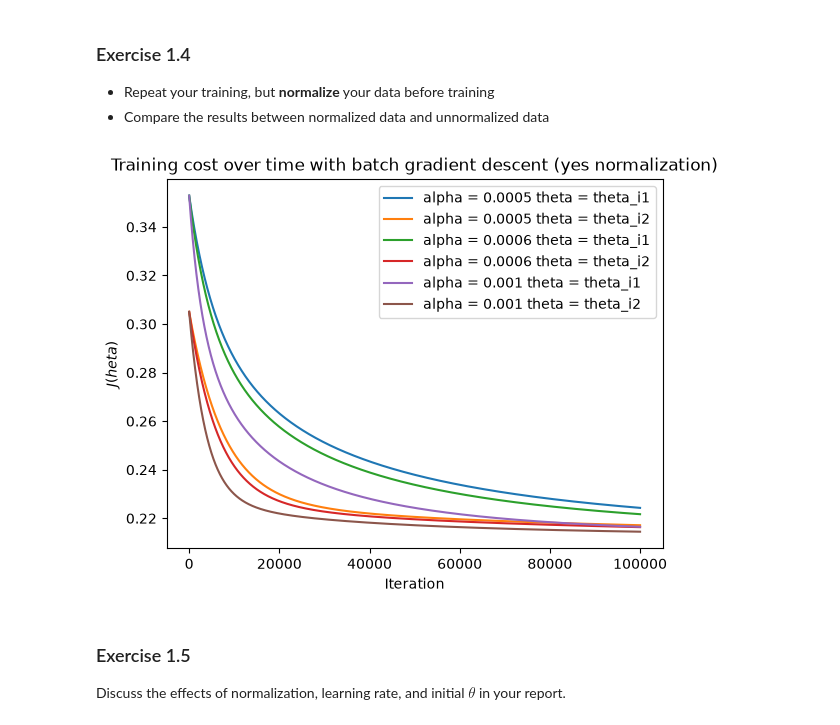
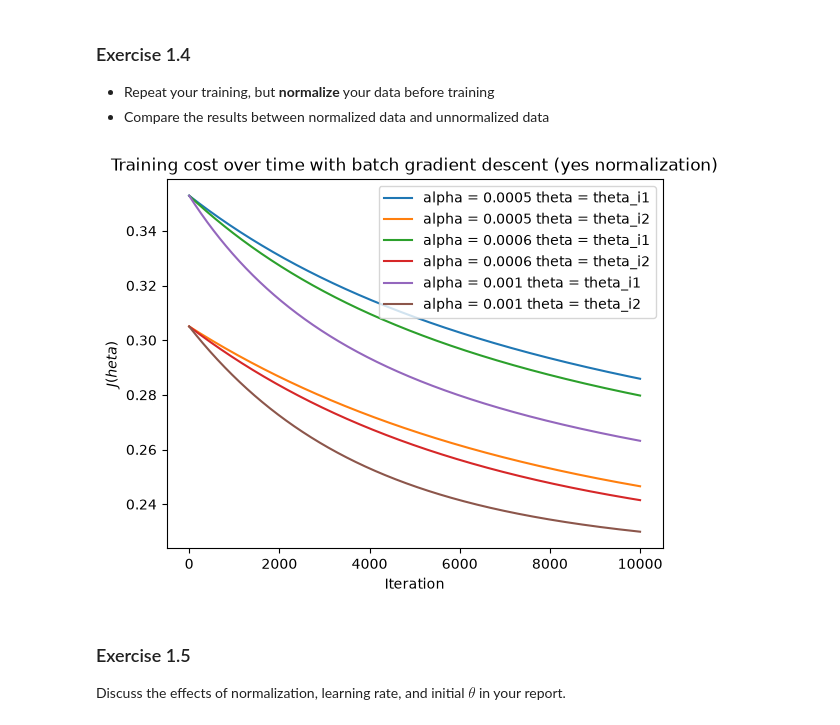
Before and after one commit to SunnyKTuladhar/AI-GenAI-labs, a Jupyter notebook: 03-Logistic-Regression/03-Logistic-Regression.ipynb, the cells around one changed output. Drawn from its saved outputs; the diff is of its cells as text; code cells hidden in the pictures.

```diff
--- a/03-Logistic-Regression/03-Logistic-Regression.ipynb
+++ b/03-Logistic-Regression/03-Logistic-Regression.ipynb
@@ -294,7 +294,7 @@ theta_initial1 = np.array([100, 100, 12]).reshape(-1,1)
 theta_initial2 = np.array([0, 0, 0]).reshape(-1,1)
 
 # define your num iterations
-num_iters = 100000
+num_iters = 10000
 # %%
 theta_initial1.shape
 # %% [output]
@@ -413,37 +413,37 @@ theta_initial1 = np.array([1,1,1]).reshape(-1,1)
 theta_initial2 = np.array([2, 2, 2]).reshape(-1,1)
 
 # define your num iterations
-num_iters = 100000
+num_iters = 10000
 theta_initial_list = [theta_initial1, theta_initial2]
 alpha_list = [alpha1, alpha2, alpha3]
 
 j_history_list = []
 theta_list = []
 for alpha in alpha_list:
     for theta_initial in theta_initial_list:
         # YOUR CODE HERE
         #raise NotImplementedError()
         theta_i, j_history_i = train(X_train, y_train, theta_initial, alpha, num_iters)
         j_history_list.append(j_history_i)
         theta_list.append(theta_i)
 
 
 for i in j_history_list:
  plt.plot(i)
 
 plt.xlabel("Iteration")
 plt.ylabel("$J(\theta)$")
 plt.title("Training cost over time with batch gradient descent (yes normalization)")
 plt.legend(['alpha = ' + str(alpha1) + ' theta = theta_i1',
  'alpha = ' + str(alpha1) + ' theta = theta_i2',
  'alpha = ' + str(alpha2) + ' theta = theta_i1',
  'alpha = ' + str(alpha2) + ' theta = theta_i2',
  'alpha = ' + str(alpha3) + ' theta = theta_i1',
  'alpha = ' + str(alpha3) + ' theta = theta_i2'])
 plt.show()
 #raise NotImplementedError()
 # %% [output]
-[figure, old version]
+[figure, new version]
 # %% [markdown]
 ### Exercise 1.5
 
```
Also changed, not shown: parts of 8 cells of this notebook, 5 other files.
